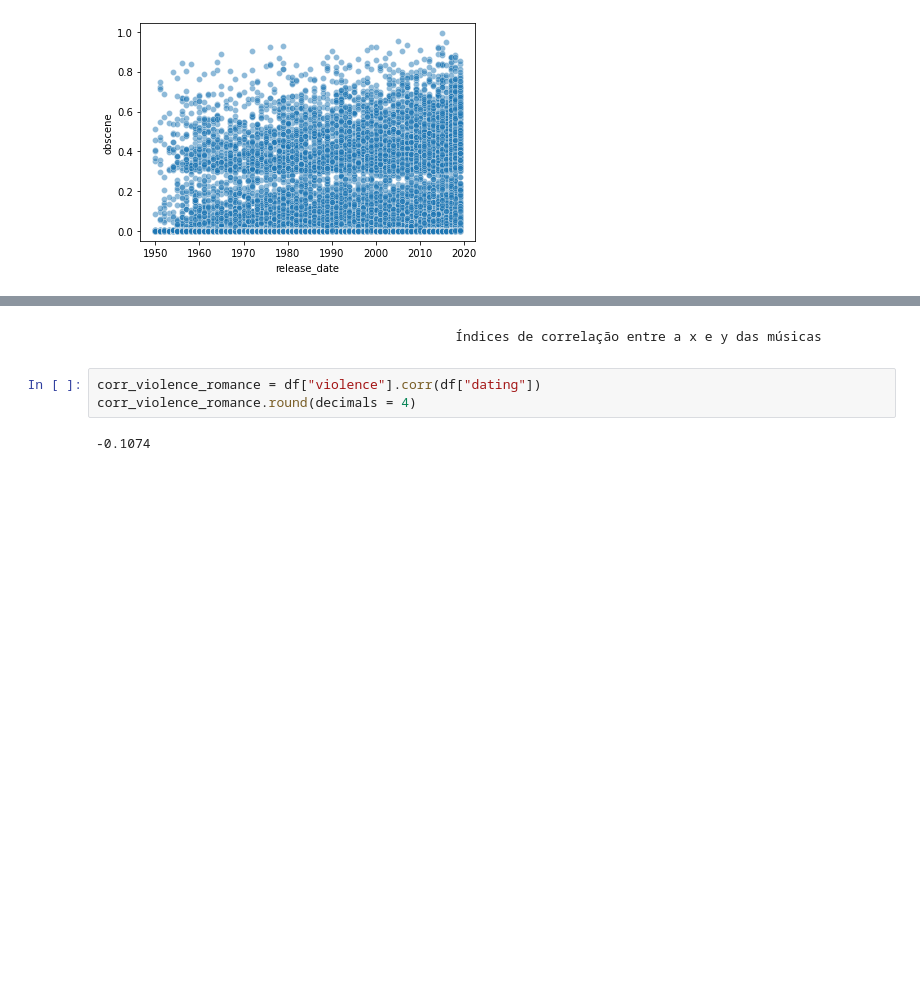
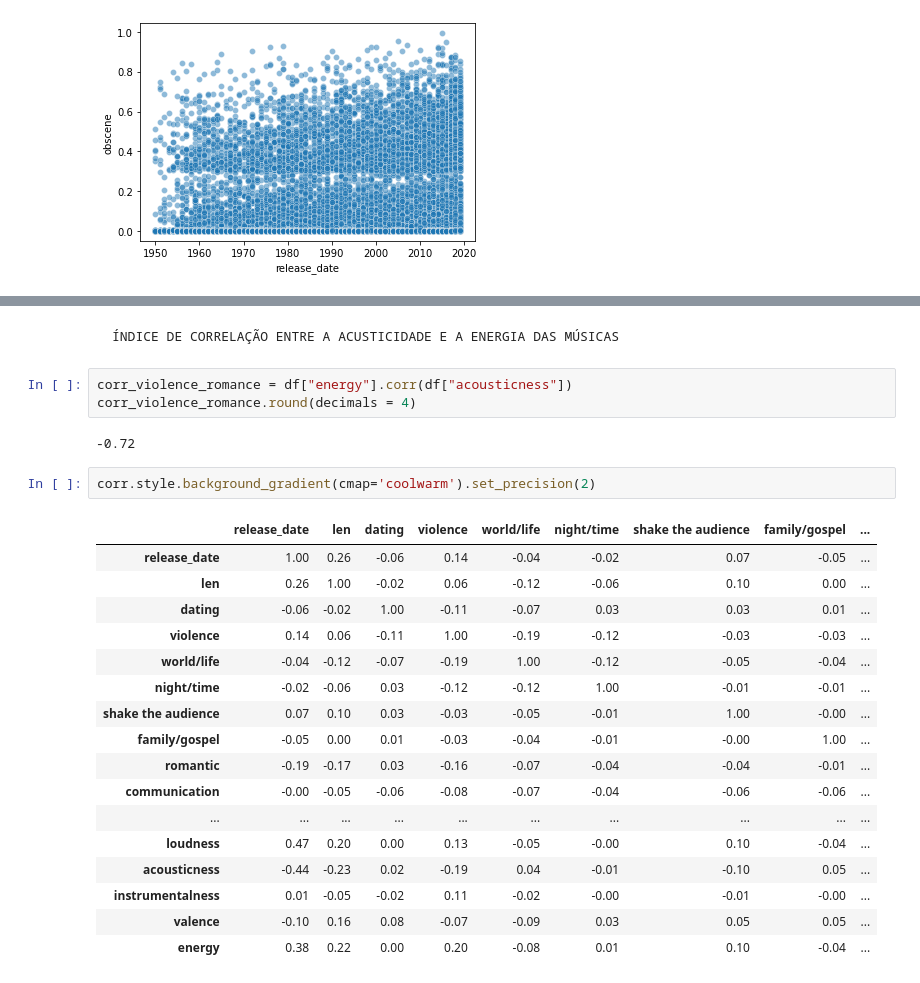
Before and after one commit to viniciusolzon/Music_Analysis, a Jupyter notebook: notebooks/dados.ipynb, the cells around one changed output, grey strips where cells are left out. Cells and saved outputs as stored; diff of their text form; blank space fills up the shorter version.

Commit message:
adicionei indices .corr() junto com seus gráficos.

```diff
--- a/notebooks/dados.ipynb
+++ b/notebooks/dados.ipynb
@@ -76,7 +94,27 @@ corr
-# %% [markdown]
-                                                Índices de correlação entre a x e y das músicas
+# %% [markdown]
+    ÍNDICE DE CORRELAÇÃO ENTRE A ACUSTICIDADE E A ENERGIA DAS MÚSICAS
 # %%
-corr_violence_romance = df["violence"].corr(df["dating"])
+corr_violence_romance = df["energy"].corr(df["acousticness"])
 corr_violence_romance.round(decimals = 4)
 # %% [output]
--0.1074
+-0.72
+# %%
+corr.style.background_gradient(cmap='coolwarm').set_precision(2)
+# %% [output]
+|  | release_date | len | dating | violence | world/life | night/time | shake the audience | family/gospel | ... |
+| release_date | 1.00 | 0.26 | -0.06 | 0.14 | -0.04 | -0.02 | 0.07 | -0.05 | ... |
+| len | 0.26 | 1.00 | -0.02 | 0.06 | -0.12 | -0.06 | 0.10 | 0.00 | ... |
+| dating | -0.06 | -0.02 | 1.00 | -0.11 | -0.07 | 0.03 | 0.03 | 0.01 | ... |
+| violence | 0.14 | 0.06 | -0.11 | 1.00 | -0.19 | -0.12 | -0.03 | -0.03 | ... |
+| world/life | -0.04 | -0.12 | -0.07 | -0.19 | 1.00 | -0.12 | -0.05 | -0.04 | ... |
+| night/time | -0.02 | -0.06 | 0.03 | -0.12 | -0.12 | 1.00 | -0.01 | -0.01 | ... |
+| shake the audience | 0.07 | 0.10 | 0.03 | -0.03 | -0.05 | -0.01 | 1.00 | -0.00 | ... |
+| family/gospel | -0.05 | 0.00 | 0.01 | -0.03 | -0.04 | -0.01 | -0.00 | 1.00 | ... |
+| romantic | -0.19 | -0.17 | 0.03 | -0.16 | -0.07 | -0.04 | -0.04 | -0.01 | ... |
+| communication | -0.00 | -0.05 | -0.06 | -0.08 | -0.07 | -0.04 | -0.06 | -0.06 | ... |
+| ... | ... | ... | ... | ... | ... | ... | ... | ... | ... |
+| loudness | 0.47 | 0.20 | 0.00 | 0.13 | -0.05 | -0.00 | 0.10 | -0.04 | ... |
+| acousticness | -0.44 | -0.23 | 0.02 | -0.19 | 0.04 | -0.01 | -0.10 | 0.05 | ... |
+| instrumentalness | 0.01 | -0.05 | -0.02 | 0.11 | -0.02 | -0.00 | -0.01 | -0.00 | ... |
+| valence | -0.10 | 0.16 | 0.08 | -0.07 | -0.09 | 0.03 | 0.05 | 0.05 | ... |
+| energy | 0.38 | 0.22 | 0.00 | 0.20 | -0.08 | 0.01 | 0.10 | -0.04 | ... |
```
Also changed, not shown: parts of 19 cells of this notebook.
